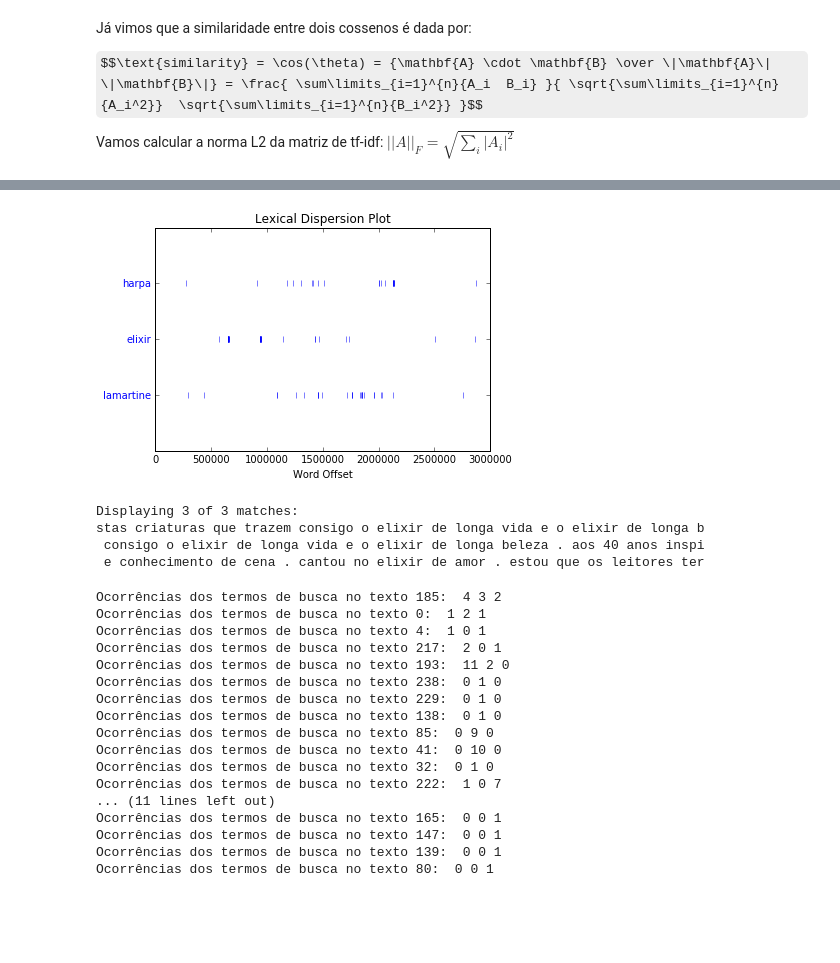
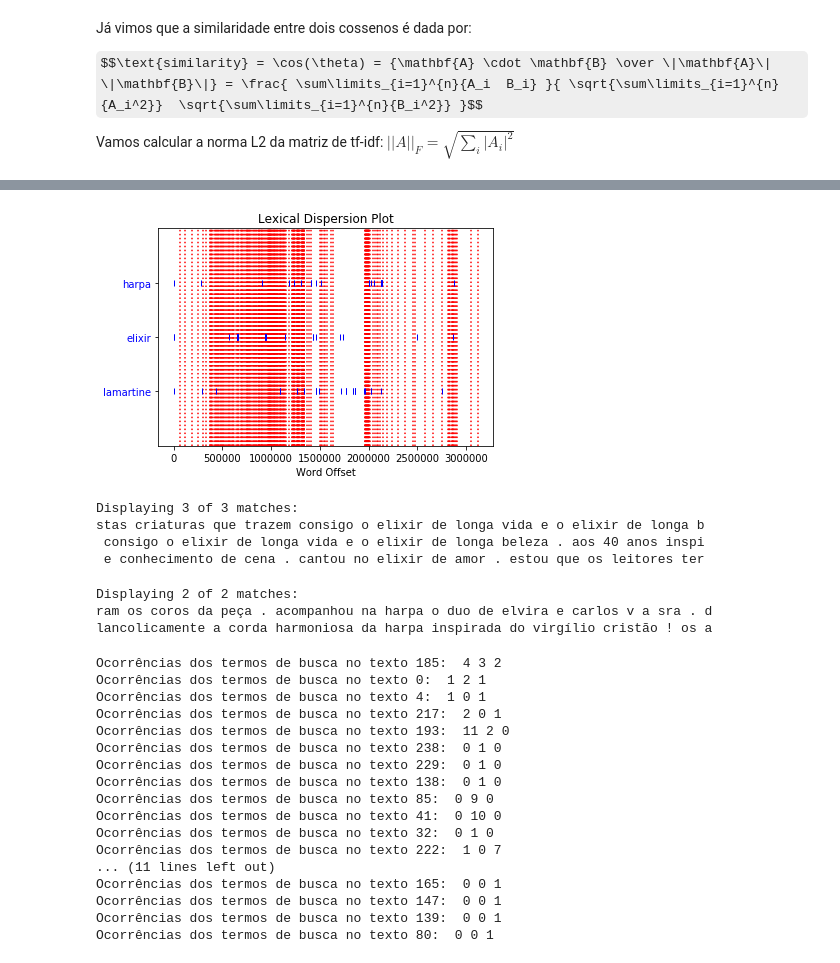
Before and after one commit to fccoelho/curso-IRI, a Jupyter notebook: Prática 2.ipynb, the cells around one changed output, grey strips where cells are left out. Cells and saved outputs as stored; diff of their text form; code cells hidden in the pictures; some formulas as TeX source; blank space fills up the shorter version.

```diff
--- a/Prática 2.ipynb
+++ b/Prática 2.ipynb
@@ -108,7 +115,8 @@ resposta
-# %%
-T.dispersion_plot(qt)
-# %% [output]
-[figure, removed]
+# %%
+vlines(x=np.cumsum([len(t) for t in tok_textos]),ymin=-1,ymax=40, colors='r', linestyles=':', hold=True);
+T.dispersion_plot(qt)
+# %% [output]
+[figure, added]
 # %%
 t185 = nltk.Text(WordPunctTokenizer().tokenize(textos[185].lower()))
 t185.concordance('elixir')
@@ -117,6 +125,12 @@ Displaying 3 of 3 matches:
 stas criaturas que trazem consigo o elixir de longa vida e o elixir de longa b
  consigo o elixir de longa vida e o elixir de longa beleza . aos 40 anos inspi
  e conhecimento de cena . cantou no elixir de amor . estou que os leitores ter
+# %%
+t185.concordance('harpa')
+# %% [output]
+Displaying 2 of 2 matches:
+ram os coros da peça . acompanhou na harpa o duo de elvira e carlos v a sra . d
+lancolicamente a corda harmoniosa da harpa inspirada do virgílio cristão ! os a
 # %%
 for sim,tid in resposta:
     fd=nltk.FreqDist(WordPunctTokenizer().tokenize(textos[tid].lower()))
```
Also changed, not shown: parts of 12 cells of this notebook, 1 other file.
